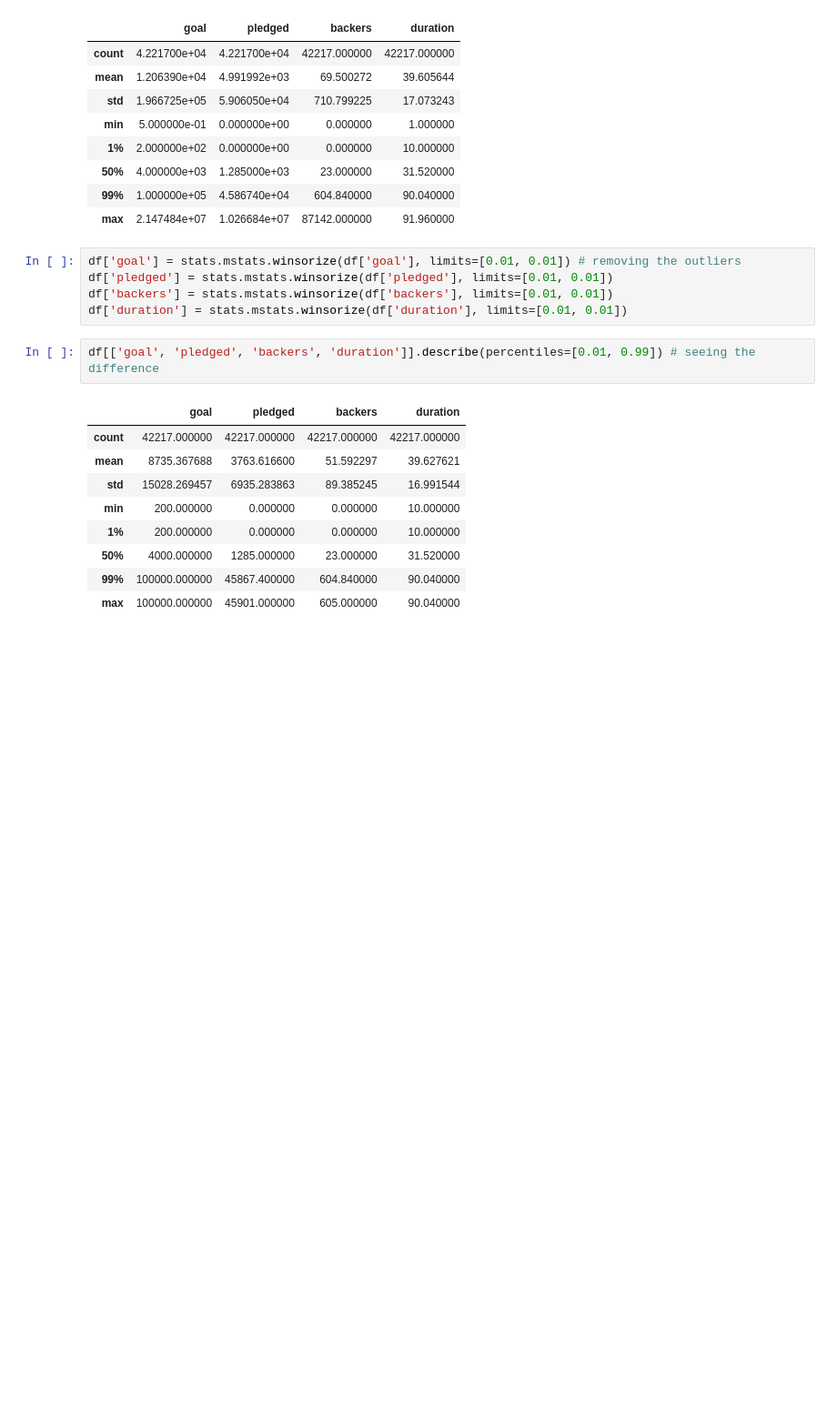
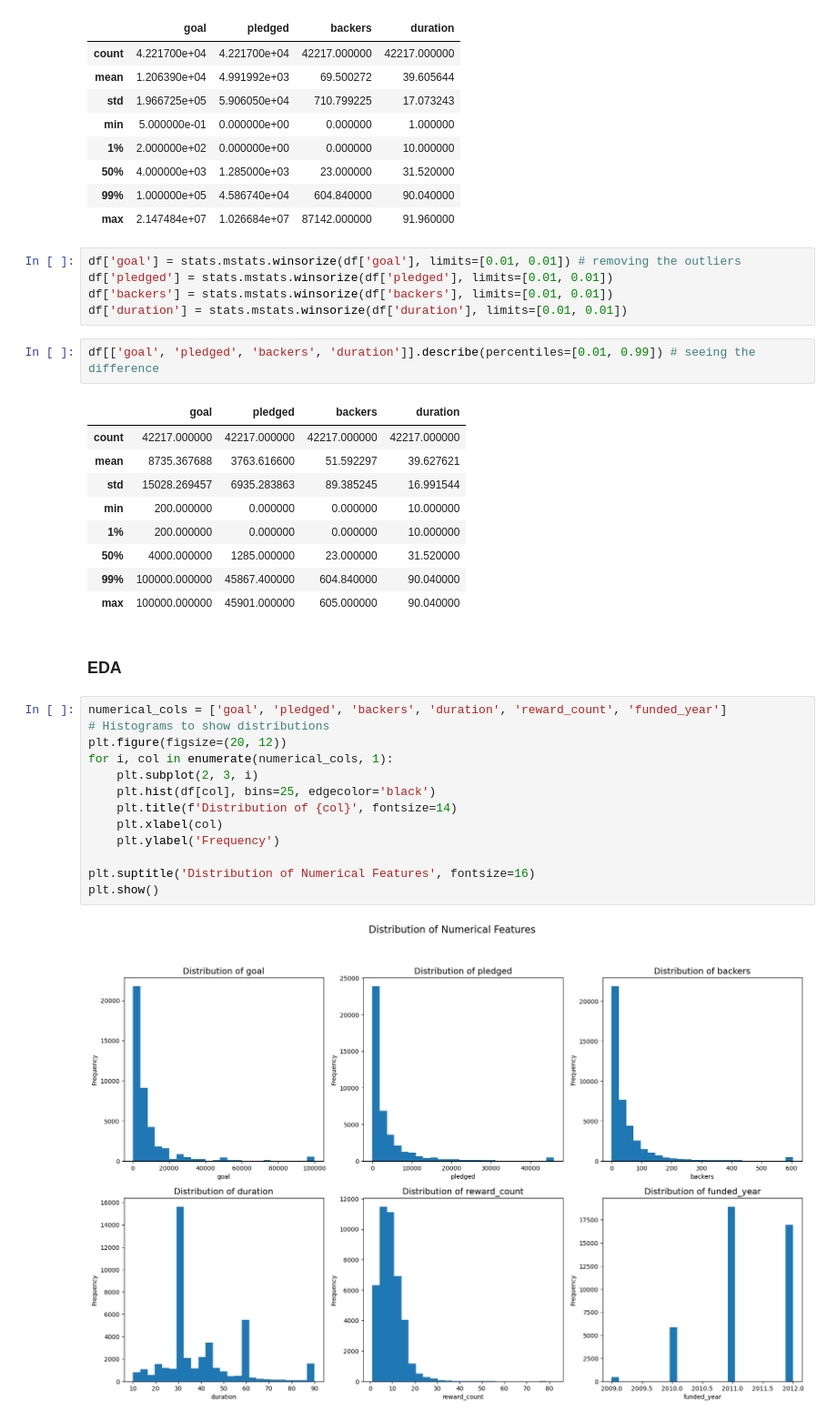
Before and after one commit to lc430/bttai-fall-ai-studio-project-repo, a Jupyter notebook: AI_Studio_Team_16.ipynb, the cells around one changed output. Shown at 91% size. Saved outputs shown, nothing was run; the diff lists cells and outputs as text; blank space fills up the shorter version.

```diff
--- a/AI_Studio_Team_16.ipynb
+++ b/AI_Studio_Team_16.ipynb
@@ -214,3 +210,20 @@ df[['goal', 'pledged', 'backers', 'duration']].describe(percentiles=[0.01, 0.99]
 | 50% | 4000.000000 | 1285.000000 | 23.000000 | 31.520000 |
 | 99% | 100000.000000 | 45867.400000 | 604.840000 | 90.040000 |
 | max | 100000.000000 | 45901.000000 | 605.000000 | 90.040000 |
+# %% [markdown]
+### EDA
+# %%
+numerical_cols = ['goal', 'pledged', 'backers', 'duration', 'reward_count', 'funded_year']
+# Histograms to show distributions
+plt.figure(figsize=(20, 12))
+for i, col in enumerate(numerical_cols, 1):
+    plt.subplot(2, 3, i)
+    plt.hist(df[col], bins=25, edgecolor='black')
+    plt.title(f'Distribution of {col}', fontsize=14)
+    plt.xlabel(col)
+    plt.ylabel('Frequency')
+
+plt.suptitle('Distribution of Numerical Features', fontsize=16)
+plt.show()
+# %% [output]
+[figure, added]
```
Also changed, not shown: parts of 14 cells of this notebook.
